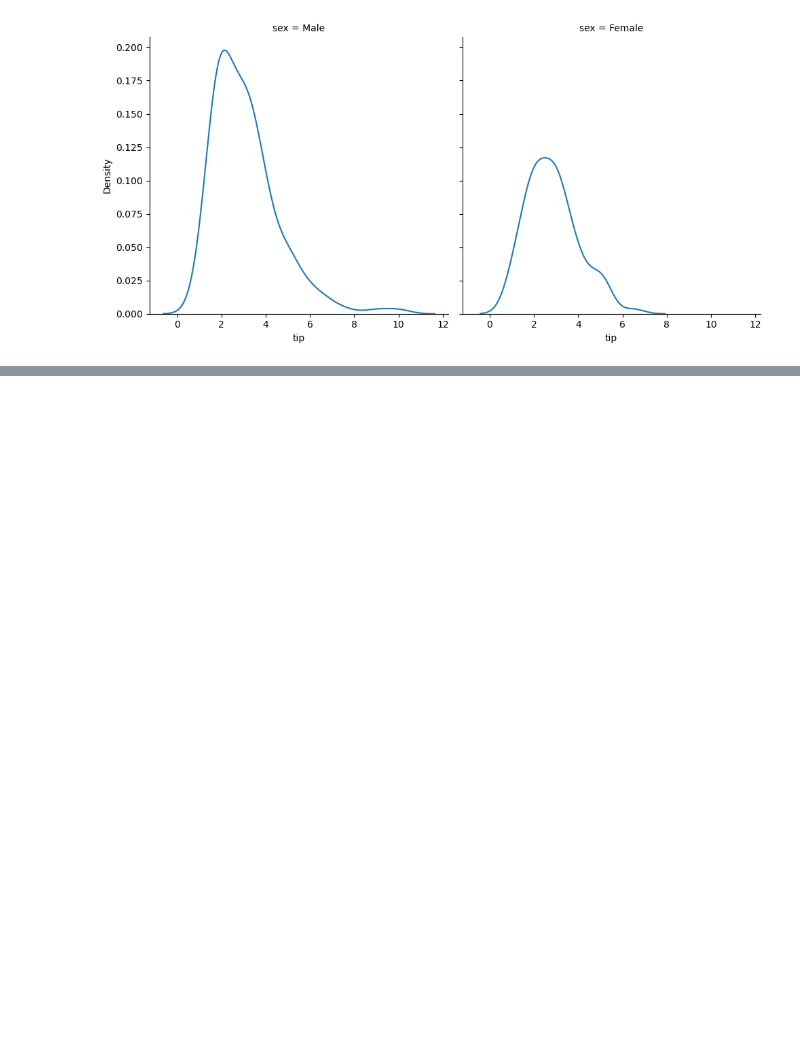
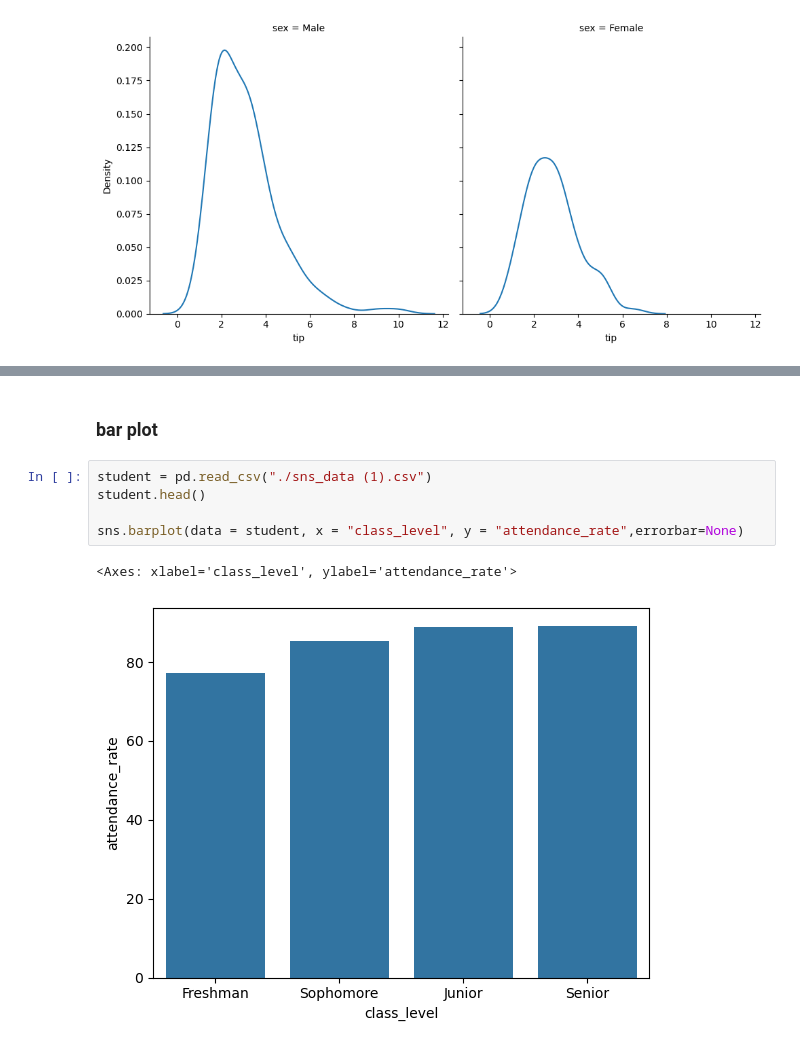
Before and after one commit to nafijur-rahaman/Data-Analysis-With-Python, a Jupyter notebook: Seaborn/seborn.ipynb, the cells around one changed output, grey strips where cells are left out. Saved outputs shown, nothing was run; the diff lists cells and outputs as text; blank space fills up the shorter version.

```diff
--- a/Seaborn/seborn.ipynb
+++ b/Seaborn/seborn.ipynb
@@ -134,0 +156,10 @@ sns.displot(kind='kde', data = tips_data, x = "tip", col="sex")
+# %% [markdown]
+### bar plot
+# %%
+student = pd.read_csv("./sns_data (1).csv")
+student.head()
+
+sns.barplot(data = student, x = "class_level", y = "attendance_rate",errorbar=None)
+# %% [output]
+<Axes: xlabel='class_level', ylabel='attendance_rate'>
+[figure, added]
```
Also changed, not shown: parts of 5 cells of this notebook.
